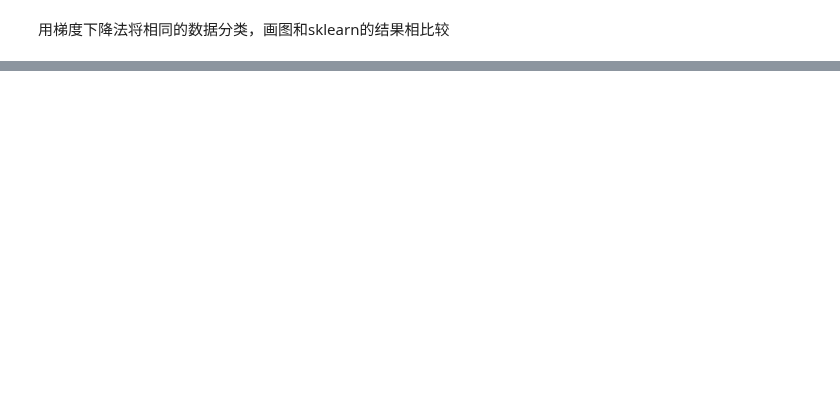
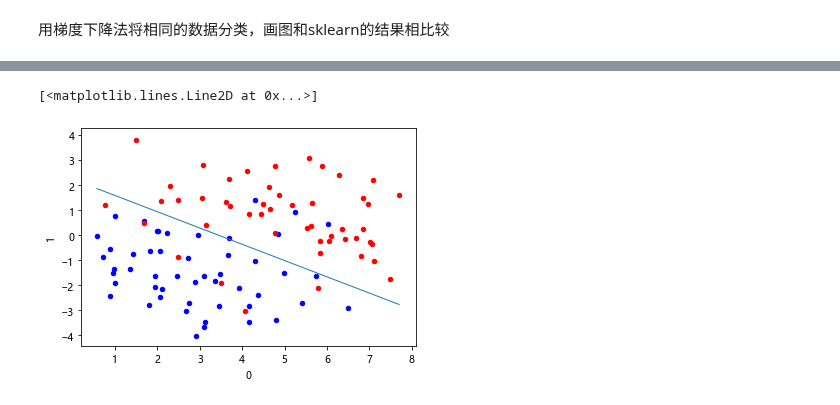
Before and after one commit to carlos121493/training, a Jupyter notebook: task-b.ipynb, the cells around one changed output, grey strips where cells are left out. Cells and saved outputs as stored; diff of their text form; code cells hidden in the pictures; blank space fills up the shorter version.

```diff
--- a/task-b.ipynb
+++ b/task-b.ipynb
@@ -26,55 +62,41 @@ ys = df_X['label'].values
 # %%
-def sigmoid(y):
-    '''激活函数'''
-    s = 1.0/(1.0+np.exp(-y))
-    return s
-
-def cost(x, w, y):
-    '''交叉熵损失函数'''
-    m, n = x.shape
-    hypothesis = sigmoid(np.dot(x, w))
-    cost_res = (-1.0 / m) * np.sum(y.T * np.log(hypothesis) + (1 - y).T * np.log(1 - hypothesis))
-    return cost_res
-
-
 class LGR_GD():
     def __init__(self):
         self.w = None
         self.n_iters = None
     def fit(self,X,y,alpha=0.03,loss = 1e-10): # 设定步长为0.002，判断是否收敛的条件为1e-10
         y = y.reshape(-1,1) #重塑y值的维度以便矩阵运算
         [m,d] = np.shape(X) #自变量的维度
-        self.w = np.zeros((d)) #将参数的初始值定为0
+        self.w = np.zeros((1,d)) #将参数的初始值定为0
         tol = 1e5
         self.n_iters = 0
         #============================= show me your code =======================
         while tol > loss: #设置收敛条件
-            randIndex = np.random.randint(m)
-            loss = cost(X, self.w, y)
-            hypothesis = sigmoid(np.dot(X[randIndex, :], self.w))
-            error = hypothesis - y[randIndex, :]
-            grad = np.dot(X[randIndex, :].reshape(-1, 1), error) # 样本值和预测插值的乘积
-            self.w = self.w - alpha * grad
-            tol = loss - cost(X, self.w, y)
+            zs = X.dot(self.w.T)
+            h_f = 1 / (1 + np.exp(-zs))
+            theta = self.w + alpha *np.mean(X*(y - h_f),axis=0)
+            tol = np.sum(np.abs(theta - self.w))
+            self.w = theta #更新参数值
             self.n_iters += 1 #更新迭代次数
-        self.w = self.w.reshape(1,3)
          #============================= show me your code =======================
     def predict(self, X):
         # 用已经拟合的参数值预测新自变量
         y_pred = X.dot(self.w)
         return y_pred
 
-if __name__ == "__main__":
-    lr_gd = LGR_GD()
-    lr_gd.fit(Xs,ys)
+lr_gd = LGR_GD()
+lr_gd.fit(Xs,ys)
 
-    ax = plt.axes()
+ax = plt.axes()
 
-    df_X.query('label == 0').plot.scatter(x=0, y=1, ax=ax, color='blue')
-    df_X.query('label == 1').plot.scatter(x=0, y=1, ax=ax, color='red')
+df_X.query('label == 0').plot.scatter(x=0, y=1, ax=ax, color='blue')
+df_X.query('label == 1').plot.scatter(x=0, y=1, ax=ax, color='red')
 
-    _xs = np.array([np.min(Xs[:,1]), np.max(Xs[:,1])])
-    _ys = (lr_gd.w[0][0] + lr_gd.w[0][1] * _xs) / (- lr_gd.w[0][2])
-    plt.plot(_xs, _ys, lw=1)
+_xs = np.array([np.min(Xs[:,1]), np.max(Xs[:,1])])
+_ys = (lr_gd.w[0][0] + lr_gd.w[0][1] * _xs) / (- lr_gd.w[0][2])
+plt.plot(_xs, _ys, lw=1)
+# %% [output]
+[<matplotlib.lines.Line2D at 0x...>]
+[figure, added]
 # %%
 import numpy as np
```
Also changed, not shown: parts of 6 cells of this notebook.
